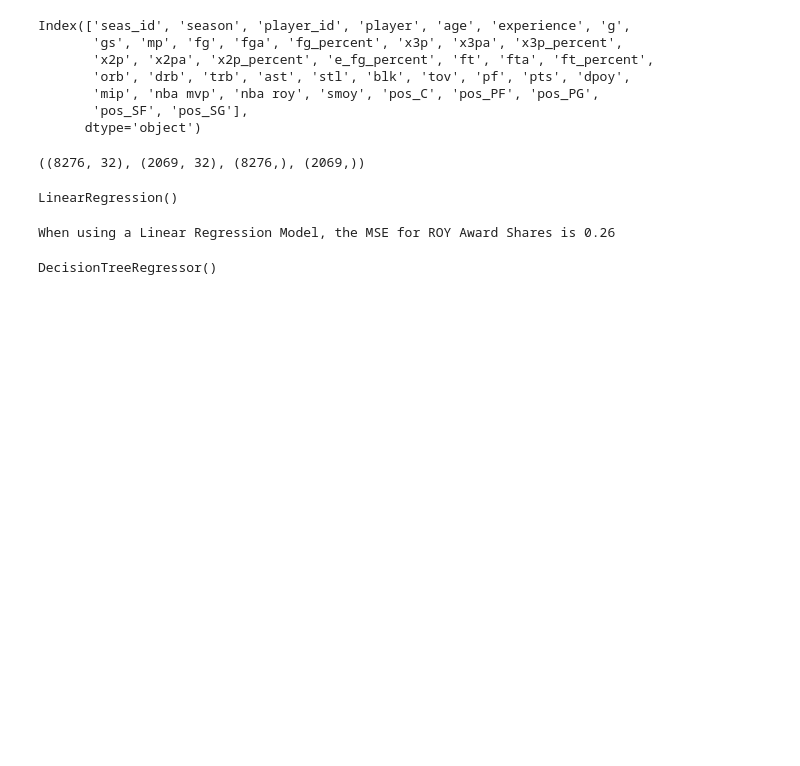
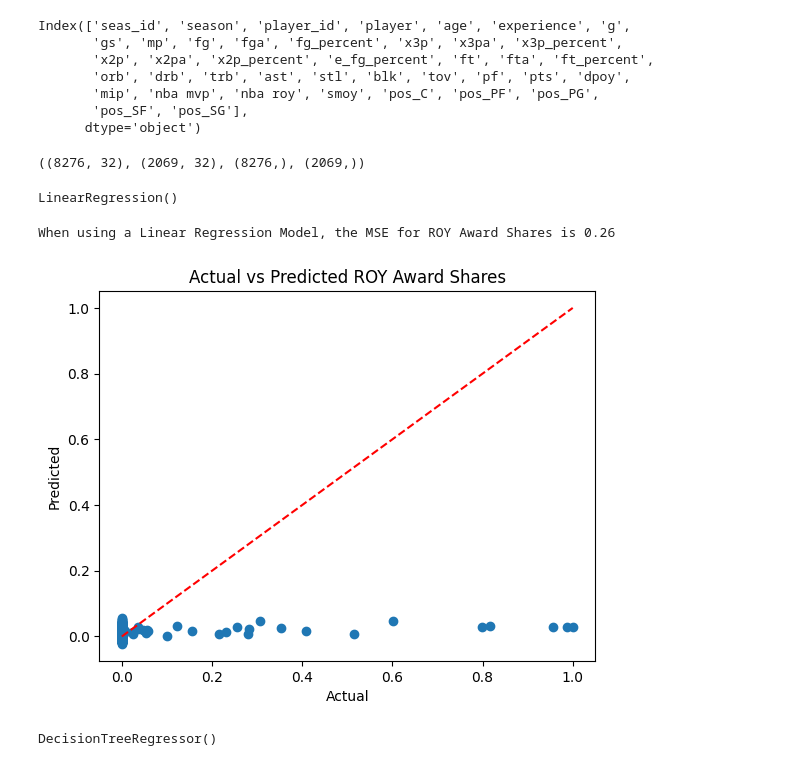
Before and after one commit to harshil0217/NBA_Award_Prediction, a Jupyter notebook: ROY.ipynb, the cells around one changed output. Saved outputs shown, nothing was run; the diff lists cells and outputs as text; code cells hidden in the pictures; blank space fills up the shorter version.

```diff
--- a/ROY.ipynb
+++ b/ROY.ipynb
@@ -56,6 +56,16 @@ mse_linear = mean_squared_error(y_pred_linear, y_test)
 print(f"When using a Linear Regression Model, the MSE for ROY Award Shares is {np.round(mse_linear, 4)*100}")
 # %% [output]
 When using a Linear Regression Model, the MSE for ROY Award Shares is 0.26
+# %%
+#create predicted versus actual scatter plot for linear regression
+plt.scatter(y_test, y_pred_linear)
+plt.xlabel('Actual')
+plt.ylabel('Predicted')
+plt.title('Actual vs Predicted ROY Award Shares')
+plt.plot([0, 1], [0, 1], color='red', linestyle='--')
+plt.show()
+# %% [output]
+[figure, added]
 # %%
 reg_tree = DecisionTreeRegressor()
 
```
Also changed, not shown: parts of 3 cells of this notebook.
